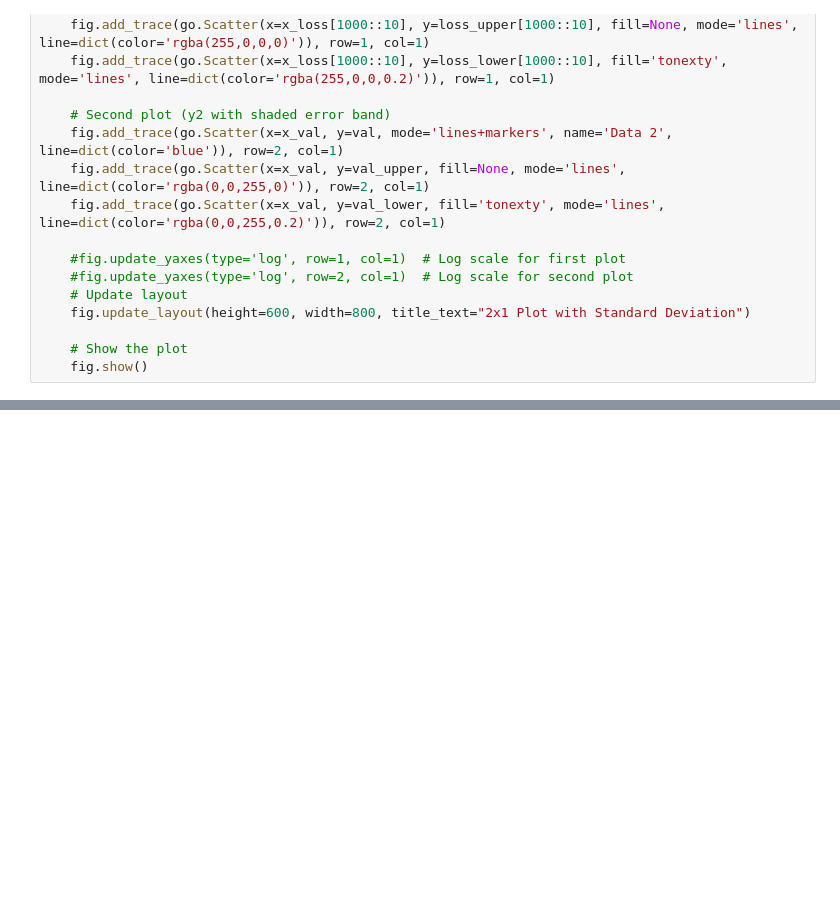
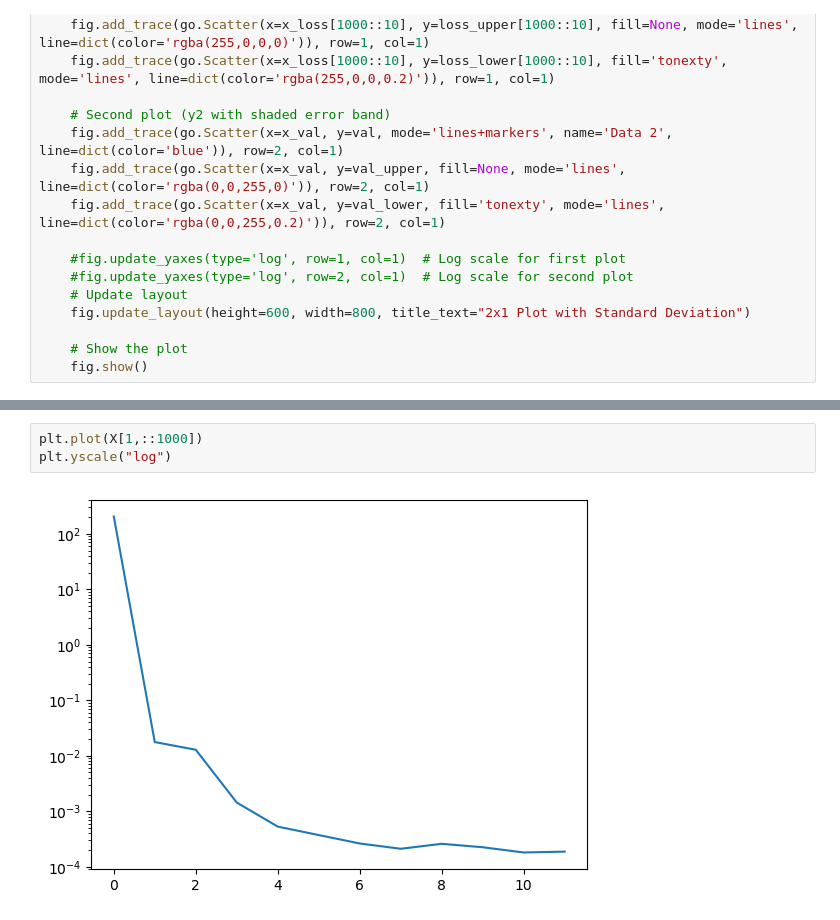
Before and after one commit to SigurdHuse/master_project, a Jupyter notebook: plotting.ipynb, the cells around one changed output, grey strips where cells are left out. Drawn from its saved outputs; the diff is of its cells as text; blank space fills up the shorter version.

```diff
--- a/plotting.ipynb
+++ b/plotting.ipynb
@@ -213,0 +244,5 @@ for cur in ["lr_1", "lr_2", "lr_3", "lr_4"]:
+# %%
+plt.plot(X[1,::1000])
+plt.yscale("log")
+# %% [output]
+[figure, added]
```
Also changed, not shown: parts of 5 cells of this notebook, 23 other files.
